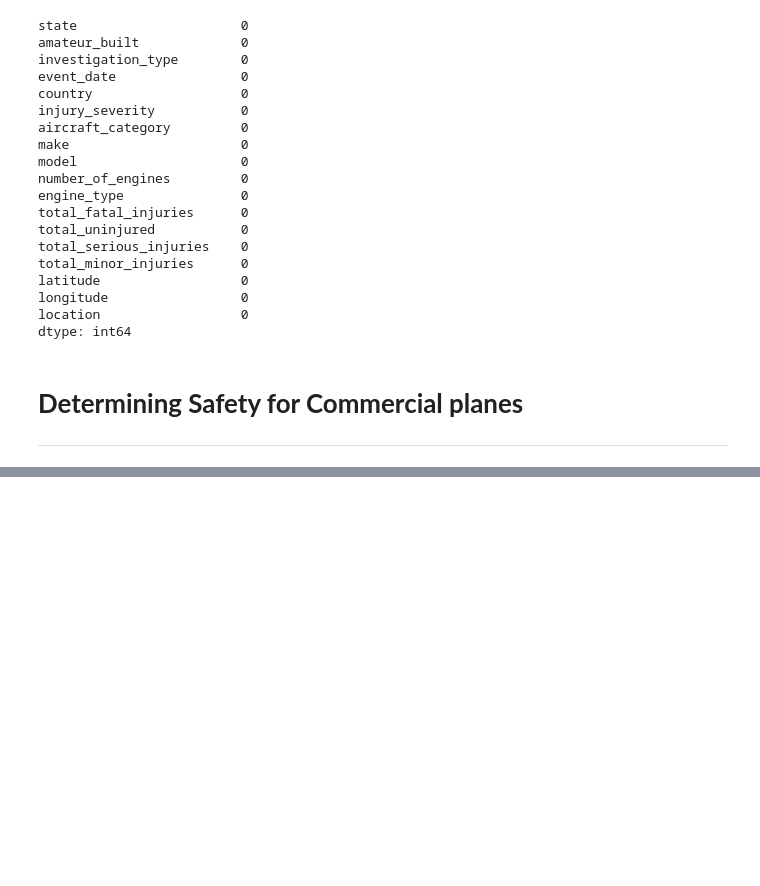
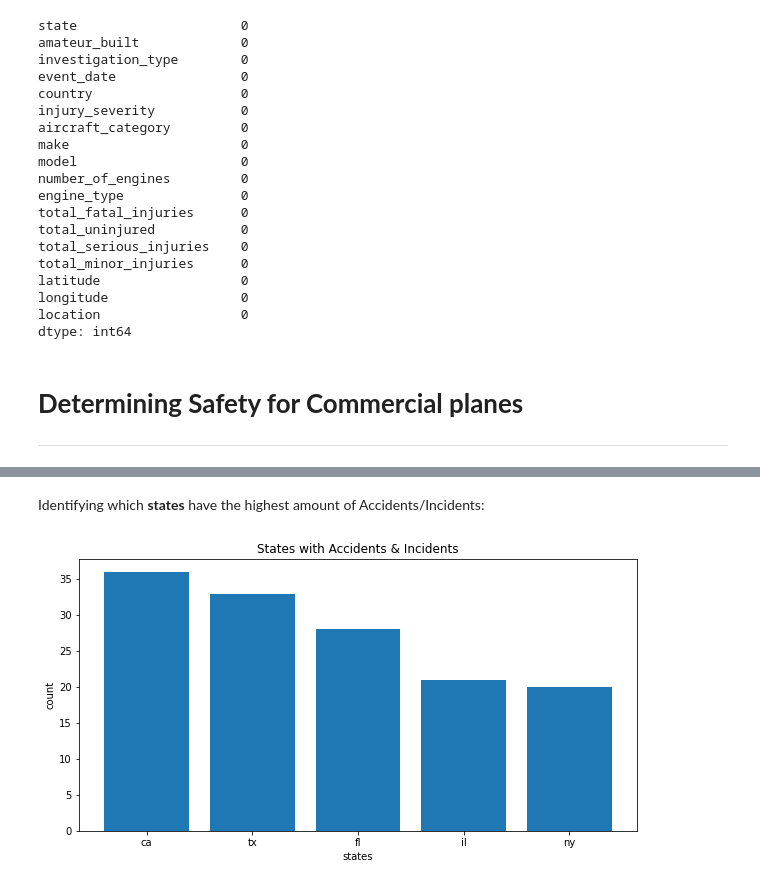
Before and after one commit to jtjohn172/Aviation-Data-Analysis-Project, a Jupyter notebook: commercial_planes.ipynb, the cells around one changed output, grey strips where cells are left out. Cells and saved outputs as stored; diff of their text form; code cells hidden in the pictures; blank space fills up the shorter version.

Commit message:
finalized some visualizations to determine safety

```diff
--- a/commercial_planes.ipynb
+++ b/commercial_planes.ipynb
@@ -482,0 +453,19 @@ plane_types_nonfatal
+# %% [markdown]
+Identifying which **states** have the highest amount of Accidents/Incidents:
+# %%
+counts = df['state'].value_counts().sort_values(ascending=False).head()
+
+# Extract index and values
+x = counts.index
+y = counts.values
+
+# Plot
+fig, ax = plt.subplots(figsize=(10,5))
+ax.bar(x, y)
+plt.xlabel('states')
+plt.ylabel('count')
+plt.title('States with Accidents & Incidents')
+
+plt.show()
+# %% [output]
+[figure, added]
```
Also changed, not shown: parts of 10 cells of this notebook.
